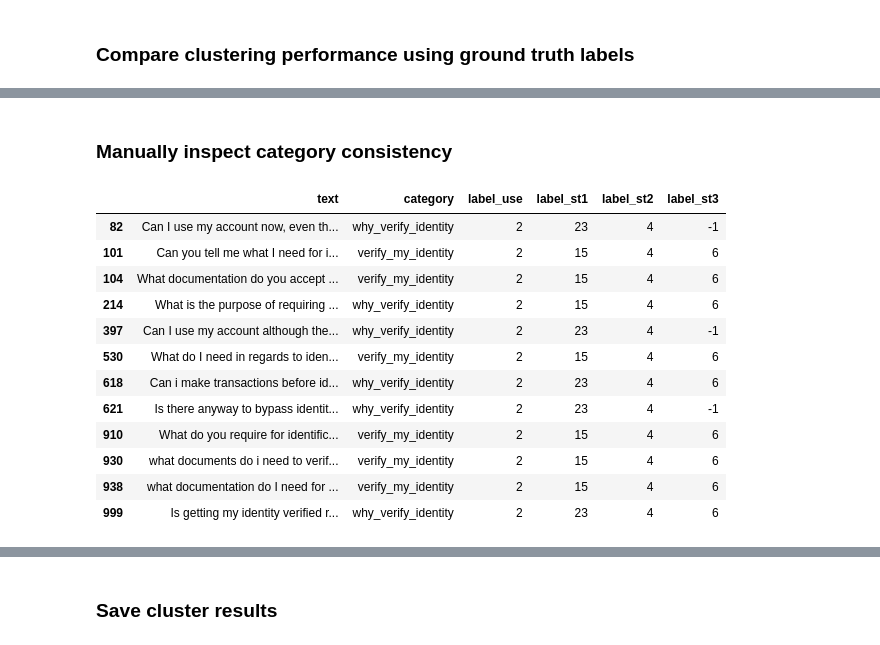
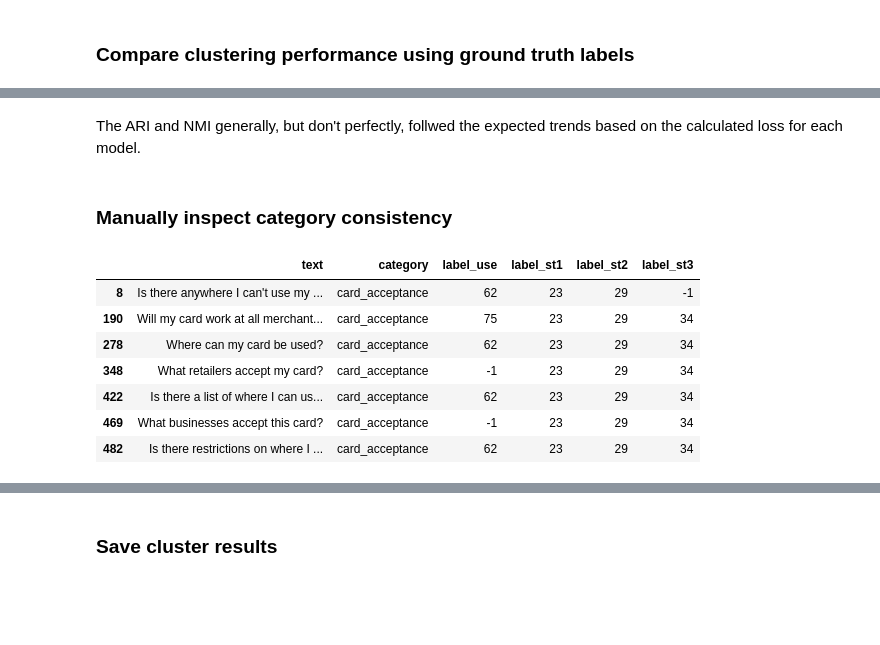
Before and after one commit to dborrelli/chat-intents, a Jupyter notebook: notebooks/04-umap_hdbscan.ipynb, the cells around one changed output, grey strips where cells are left out. Cells and saved outputs as stored; diff of their text form; code cells hidden in the pictures; blank space fills up the shorter version.

```diff
--- a/notebooks/04-umap_hdbscan.ipynb
+++ b/notebooks/04-umap_hdbscan.ipynb
@@ -546,21 +546,18 @@ summarize_results(model_dict, results_df)
+# %% [markdown]
+The ARI and NMI generally, but don't perfectly, follwed the expected trends based on the calculated loss for each model.
 # %% [markdown]
 ### Manually inspect category consistency
 # %%
-results_df[results_df['label_use']==2]
+results_df[results_df['label_st1']==23]
 # %% [output]
 |  | text | category | label_use | label_st1 | label_st2 | label_st3 |
-| 82 | Can I use my account now, even th... | why_verify_identity | 2 | 23 | 4 | -1 |
-| 101 | Can you tell me what I need for i... | verify_my_identity | 2 | 15 | 4 | 6 |
-| 104 | What documentation do you accept ... | verify_my_identity | 2 | 15 | 4 | 6 |
-| 214 | What is the purpose of requiring ... | why_verify_identity | 2 | 15 | 4 | 6 |
-| 397 | Can I use my account although the... | why_verify_identity | 2 | 23 | 4 | -1 |
-| 530 | What do I need in regards to iden... | verify_my_identity | 2 | 15 | 4 | 6 |
-| 618 | Can i make transactions before id... | why_verify_identity | 2 | 23 | 4 | 6 |
-| 621 | Is there anyway to bypass identit... | why_verify_identity | 2 | 23 | 4 | -1 |
-| 910 | What do you require for identific... | verify_my_identity | 2 | 15 | 4 | 6 |
-| 930 | what documents do i need to verif... | verify_my_identity | 2 | 15 | 4 | 6 |
-| 938 | what documentation do I need for ... | verify_my_identity | 2 | 15 | 4 | 6 |
-| 999 | Is getting my identity verified r... | why_verify_identity | 2 | 23 | 4 | 6 |
+| 8 | Is there anywhere I can't use my ... | card_acceptance | 62 | 23 | 29 | -1 |
+| 190 | Will my card work at all merchant... | card_acceptance | 75 | 23 | 29 | 34 |
+| 278 | Where can my card be used? | card_acceptance | 62 | 23 | 29 | 34 |
+| 348 | What retailers accept my card? | card_acceptance | -1 | 23 | 29 | 34 |
+| 422 | Is there a list of where I can us... | card_acceptance | 62 | 23 | 29 | 34 |
+| 469 | What businesses accept this card? | card_acceptance | -1 | 23 | 29 | 34 |
+| 482 | Is there restrictions on where I ... | card_acceptance | 62 | 23 | 29 | 34 |
 # %%
 results_df[results_df['category']=='country_support']
 # %% [output]
```
Also changed, not shown: parts of 41 cells of this notebook.
